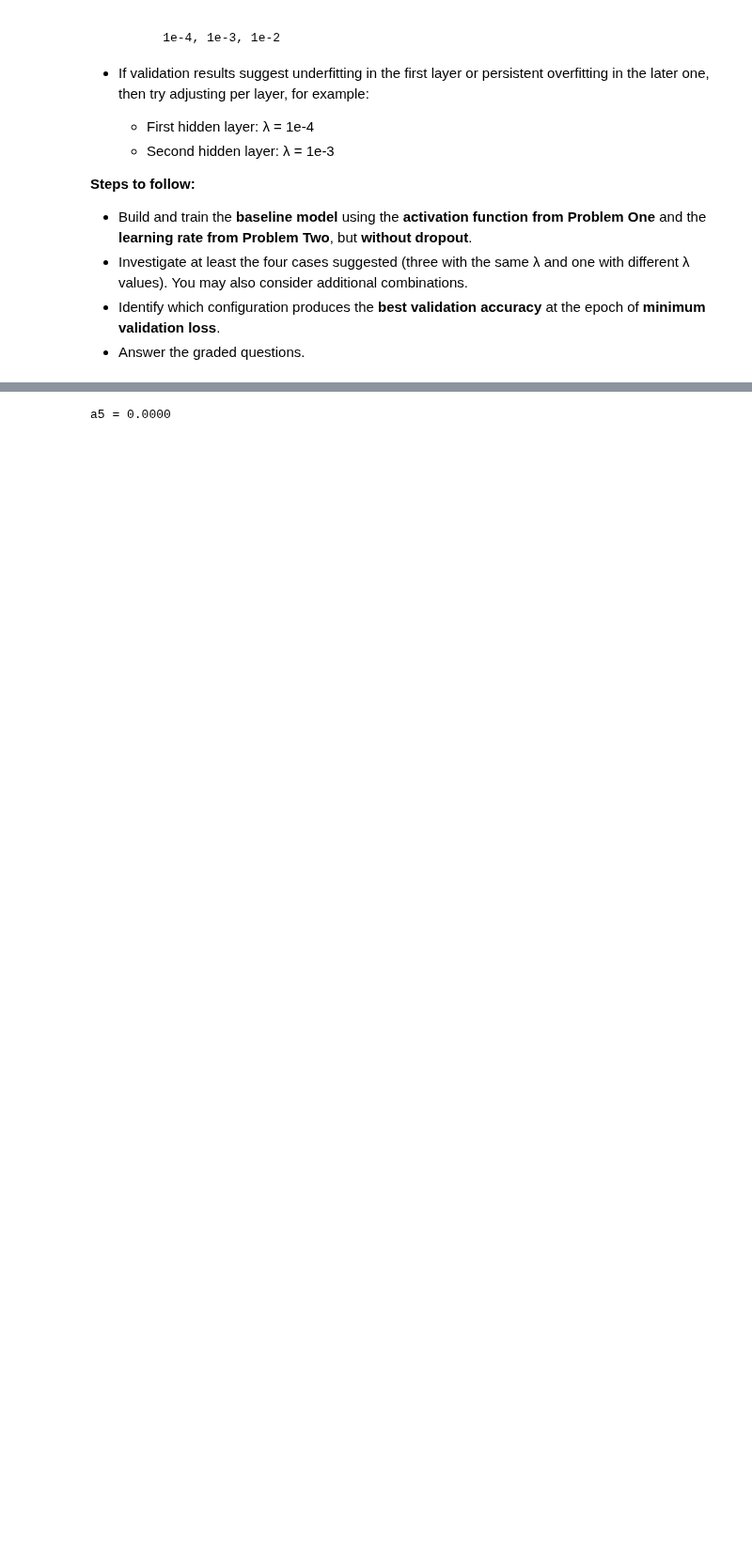
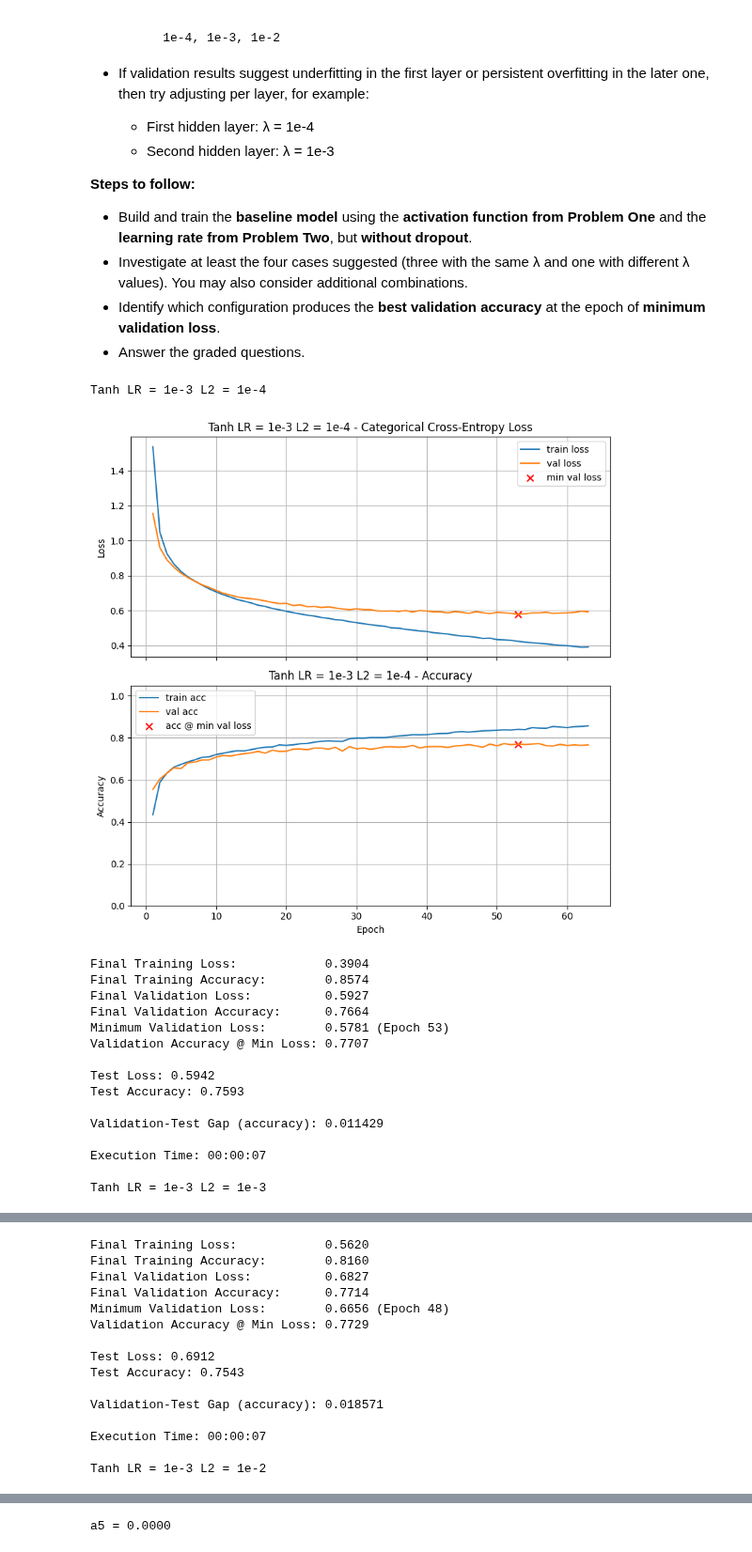
Before and after one commit to aidandig/DX703-HW, a Jupyter notebook: Homework_03.ipynb, the cells around one changed output, grey strips where cells are left out. Shown at 94% size. Saved outputs shown, nothing was run; the diff lists cells and outputs as text; code cells hidden in the pictures; blank space fills up the shorter version.

```diff
--- a/Homework_03.ipynb
+++ b/Homework_03.ipynb
@@ -955,4 +955,50 @@ In this problem, you will explore how **L2 regularization** (also called *weight
 * Identify which configuration produces the **best validation accuracy** at the epoch of **minimum validation loss**.
 * Answer the graded questions.
 # %%
-# Your code here. Add as many cells as you need.
+train_and_test(model=build_model(X_train.shape[1], [ (64, 'tanh', 1e-4, 0), (32, 'tanh', 1e-4, 0)], n_classes),
+               epochs=500,
+               lr_schedule=1e-3,
+               optimizer='Adam',
+               batch_size=64,
+               use_early_stopping=True,
+               patience=10,
+               min_delta=0.0001,
+               title='Tanh LR = 1e-3 L2 = 1e-4')
+
+train_and_test(model=build_model(X_train.shape[1], [ (64, 'tanh', 1e-3, 0), (32, 'tanh', 1e-3, 0)], n_classes),
+               epochs=500,
+               lr_schedule=1e-3,
+               optimizer='Adam',
+               batch_size=64,
+               use_early_stopping=True,
+               patience=10,
+               min_delta=0.0001,
+               title='Tanh LR = 1e-3 L2 = 1e-3')
+
+train_and_test(model=build_model(X_train.shape[1], [ (64, 'tanh', 1e-2, 0), (32, 'tanh', 1e-2, 0)], n_classes),
+               epochs=500,
+               lr_schedule=1e-3,
+               optimizer='Adam',
+               batch_size=64,
+               use_early_stopping=True,
+               patience=10,
+               min_delta=0.0001,
+               title='Tanh LR = 1e-3 L2 = 1e-2')
+# %% [output]
+Tanh LR = 1e-3 L2 = 1e-4
+[figure, added]
+Final Training Loss:            0.3904
+Final Training Accuracy:        0.8574
+Final Validation Loss:          0.5927
+Final Validation Accuracy:      0.7664
+Minimum Validation Loss:        0.5781 (Epoch 53)
+Validation Accuracy @ Min Loss: 0.7707
+
+Test Loss: 0.5942
+Test Accuracy: 0.7593
+
+Validation-Test Gap (accuracy): 0.011429
+
+Execution Time: 00:00:07
+
+Tanh LR = 1e-3 L2 = 1e-3
@@ -958,0 +1006,15 @@ In this problem, you will explore how **L2 regularization** (also called *weight
+Final Training Loss:            0.5620
+Final Training Accuracy:        0.8160
+Final Validation Loss:          0.6827
+Final Validation Accuracy:      0.7714
+Minimum Validation Loss:        0.6656 (Epoch 48)
+Validation Accuracy @ Min Loss: 0.7729
+
+Test Loss: 0.6912
+Test Accuracy: 0.7543
+
+Validation-Test Gap (accuracy): 0.018571
+
+Execution Time: 00:00:07
+
+Tanh LR = 1e-3 L2 = 1e-2
```
Also changed, not shown: parts of 5 cells of this notebook.
